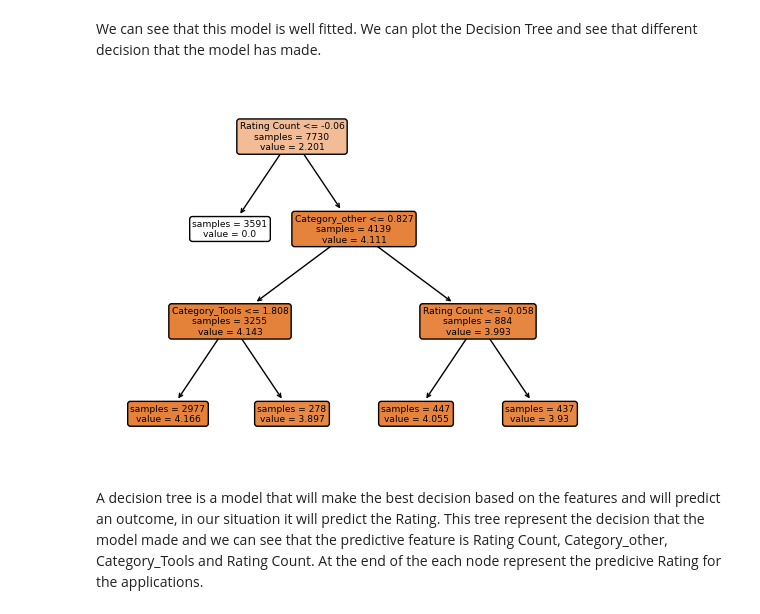
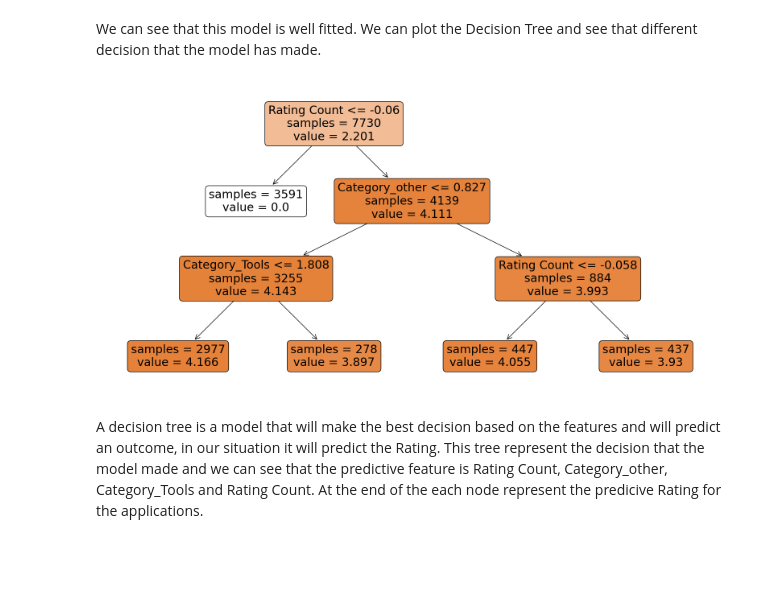
Before and after one commit to LouLan99/User-Rating-Prediction-Model, a Jupyter notebook: notebooks/04-modelling baseline model .ipynb, the cells around one changed output. Cells and saved outputs as stored; diff of their text form; code cells hidden in the pictures; blank space fills up the shorter version.

Commit message:
Added line to create png image

```diff
--- a/notebooks/04-modelling baseline model .ipynb
+++ b/notebooks/04-modelling baseline model .ipynb
@@ -129,13 +130,16 @@ We can see that this model is well fitted.
 We can plot the Decision Tree and see that different decision that the model has made.
 # %%
 from sklearn.tree import plot_tree
+plt.figure(figsize=(20,10))
 plot_tree(DTR_model,
             feature_names = list(X.columns),
             rounded = True,
             impurity = False,
-            filled = True);
+            filled = True)
+plt.savefig('decision_tree_plot.png')
+plt.show()
 # %% [output]
-[figure, old version]
+[figure, new version]
 # %% [markdown]
 A decision tree is a model that will make the best decision based on the features and will predict an outcome, in our situation it will predict the Rating. This tree represent the decision that the model made and we can see that the predictive feature is Rating Count, Category_other, Category_Tools and Rating Count. At the end of the each node represent the predicive Rating for the applications.
 # %% [markdown]
```
Also changed, not shown: parts of 1 cell of this notebook, 3 other files.
